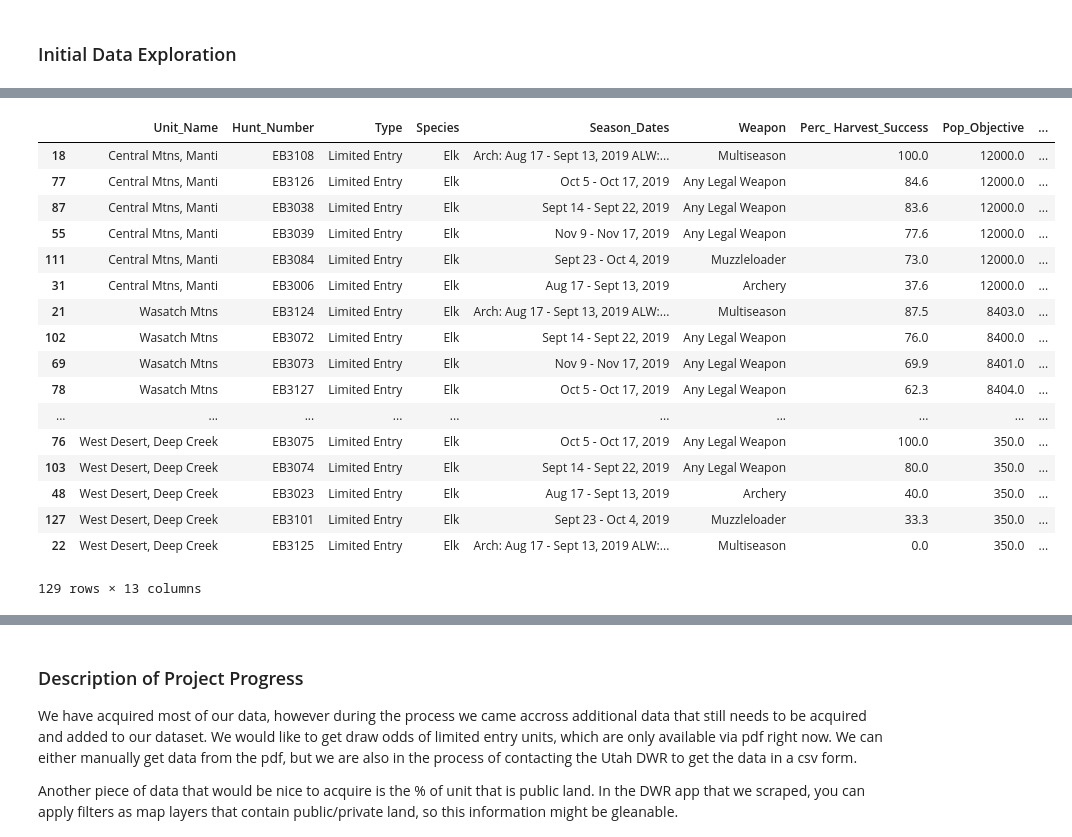
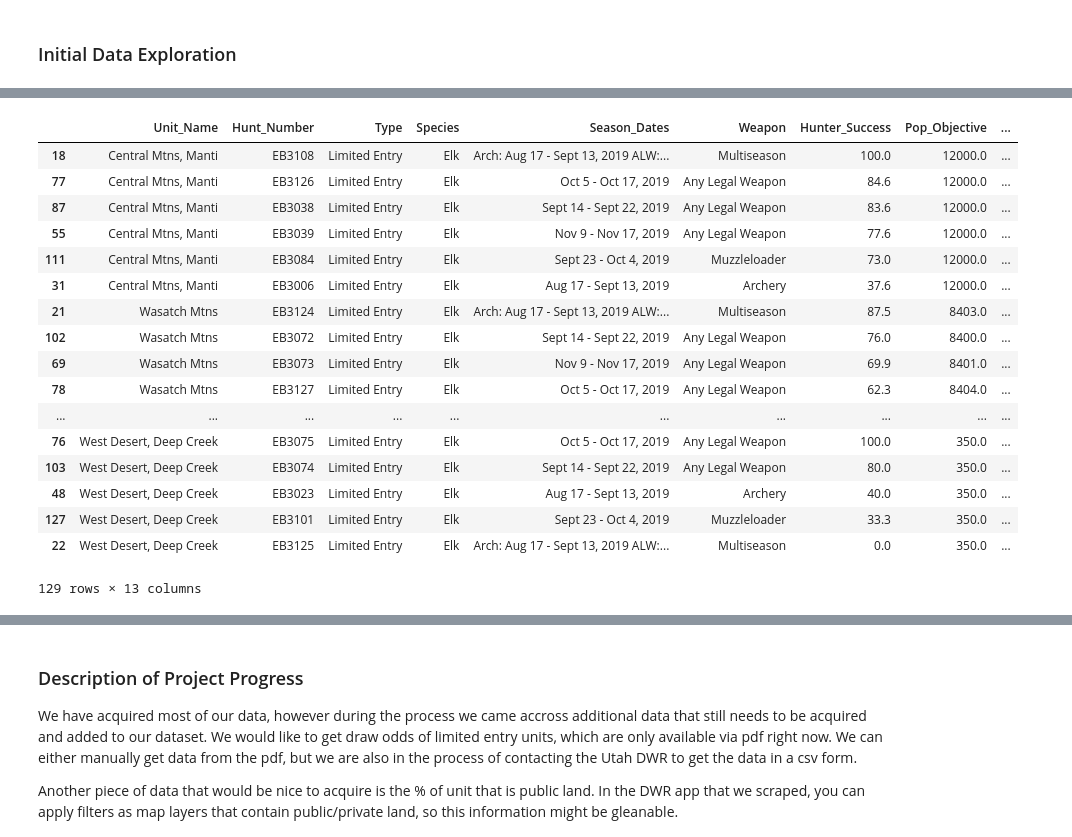
Before and after one commit to nedchanatry/ActaeonProj, a Jupyter notebook: Scrape2.ipynb, the cells around one changed output, grey strips where cells are left out. Saved outputs shown, nothing was run; the diff lists cells and outputs as text; code cells hidden in the pictures.

```diff
--- a/Scrape2.ipynb
+++ b/Scrape2.ipynb
@@ -279,8 +389,8 @@ correlation
 # %%
 # sorting data based on number of animals, animal age and % success. if large, trophy bulls are the objective, these 3 categories are important hunt data
-fd.sort_values(['Current_Pop', 'Current_Age', 'Perc_ Harvest_Success'], ascending=[False, False, False])
+fd.sort_values(['Current_Pop', 'Current_Age', 'Hunter_Success'], ascending=[False, False, False])
 # %% [output]
-|  | Unit_Name | Hunt_Number | Type | Species | Season_Dates | Weapon | Perc_ Harvest_Success | Pop_Objective | ... |
+|  | Unit_Name | Hunt_Number | Type | Species | Season_Dates | Weapon | Hunter_Success | Pop_Objective | ... |
 | 18 | Central Mtns, Manti | EB3108 | Limited Entry | Elk | Arch: Aug 17 - Sept 13, 2019 ALW:... | Multiseason | 100.0 | 12000.0 | ... |
 | 77 | Central Mtns, Manti | EB3126 | Limited Entry | Elk | Oct 5 - Oct 17, 2019 | Any Legal Weapon | 84.6 | 12000.0 | ... |
 | 87 | Central Mtns, Manti | EB3038 | Limited Entry | Elk | Sept 14 - Sept 22, 2019 | Any Legal Weapon | 83.6 | 12000.0 | ... |
```
Also changed, not shown: parts of 8 cells of this notebook.
